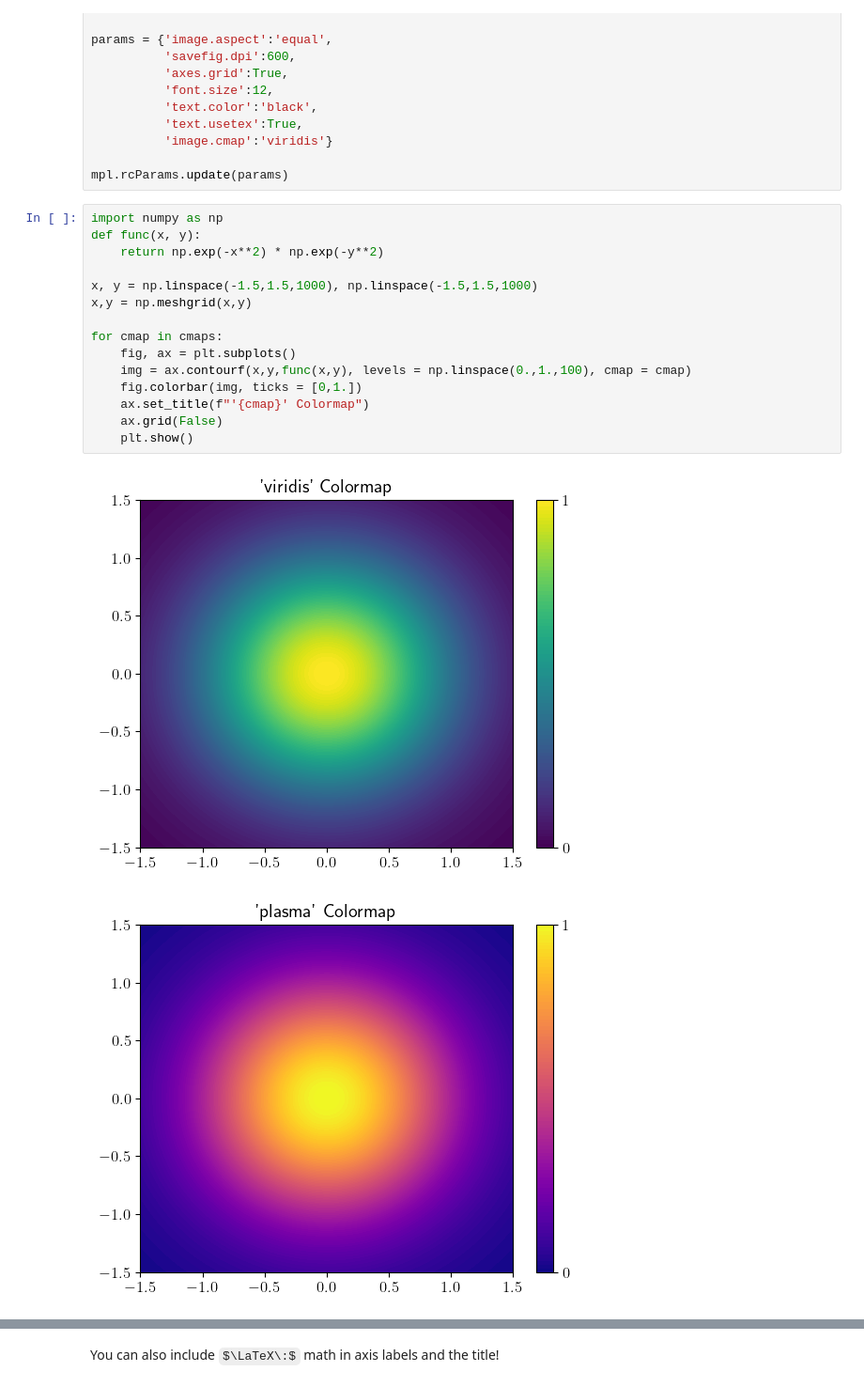
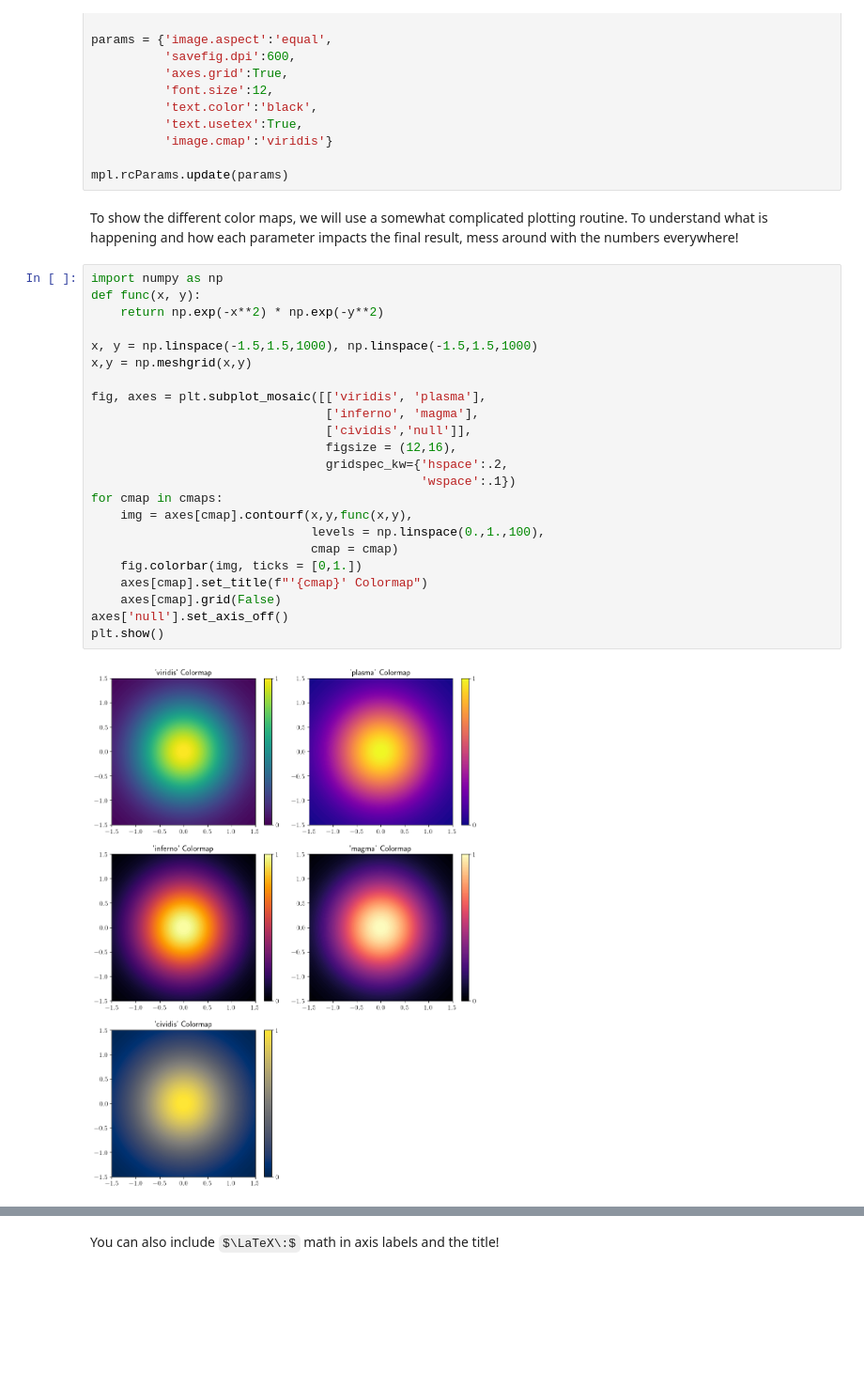
Before and after one commit to jspecht3/npre455-cp1-code-review, a Jupyter notebook: Matplotlib.ipynb, the cells around one changed output, grey strips where cells are left out. Shown at 94% size. Drawn from its saved outputs; the diff is of its cells as text; some formulas as TeX source; blank space fills up the shorter version.

```diff
--- a/Matplotlib.ipynb
+++ b/Matplotlib.ipynb
@@ -18,21 +18,30 @@ params = {'image.aspect':'equal',
           'image.cmap':'viridis'}
 
 mpl.rcParams.update(params)
+# %% [markdown]
+To show the different color maps, we will use a somewhat complicated plotting routine. To understand what is happening and how each parameter impacts the final result, mess around with the numbers everywhere!
 # %%
 import numpy as np
 def func(x, y):
     return np.exp(-x**2) * np.exp(-y**2)
 
 x, y = np.linspace(-1.5,1.5,1000), np.linspace(-1.5,1.5,1000)
 x,y = np.meshgrid(x,y)
 
+fig, axes = plt.subplot_mosaic([['viridis', 'plasma'],
+                                ['inferno', 'magma'],
+                                ['cividis','null']],
+                                figsize = (12,16),
+                                gridspec_kw={'hspace':.2,
+                                             'wspace':.1})
 for cmap in cmaps:
-    fig, ax = plt.subplots()
-    img = ax.contourf(x,y,func(x,y), levels = np.linspace(0.,1.,100), cmap = cmap)
+    img = axes[cmap].contourf(x,y,func(x,y),
+                              levels = np.linspace(0.,1.,100),
+                              cmap = cmap)
     fig.colorbar(img, ticks = [0,1.])
-    ax.set_title(f"'{cmap}' Colormap")
-    ax.grid(False)
-    plt.show()
+    axes[cmap].set_title(f"'{cmap}' Colormap")
+    axes[cmap].grid(False)
+axes['null'].set_axis_off()
+plt.show()
 # %% [output]
-[figure, old version]
+[figure, new version]
-[figure, removed]
```
Also changed, not shown: parts of 3 cells of this notebook.
